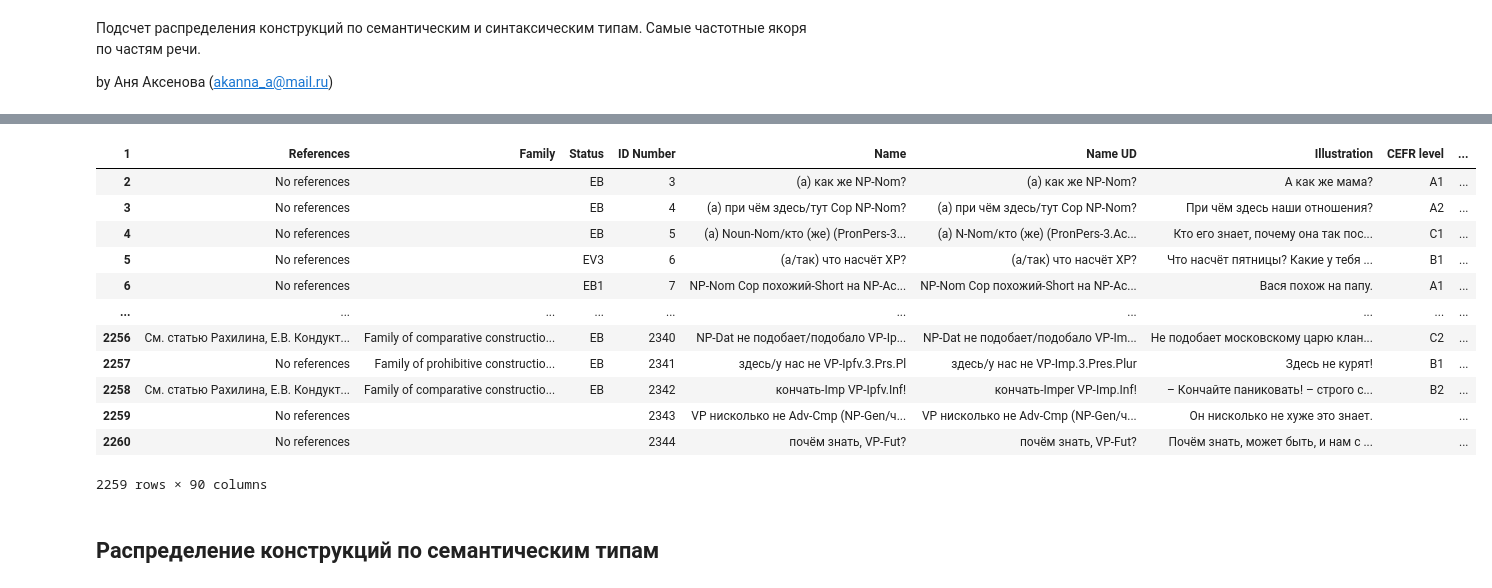
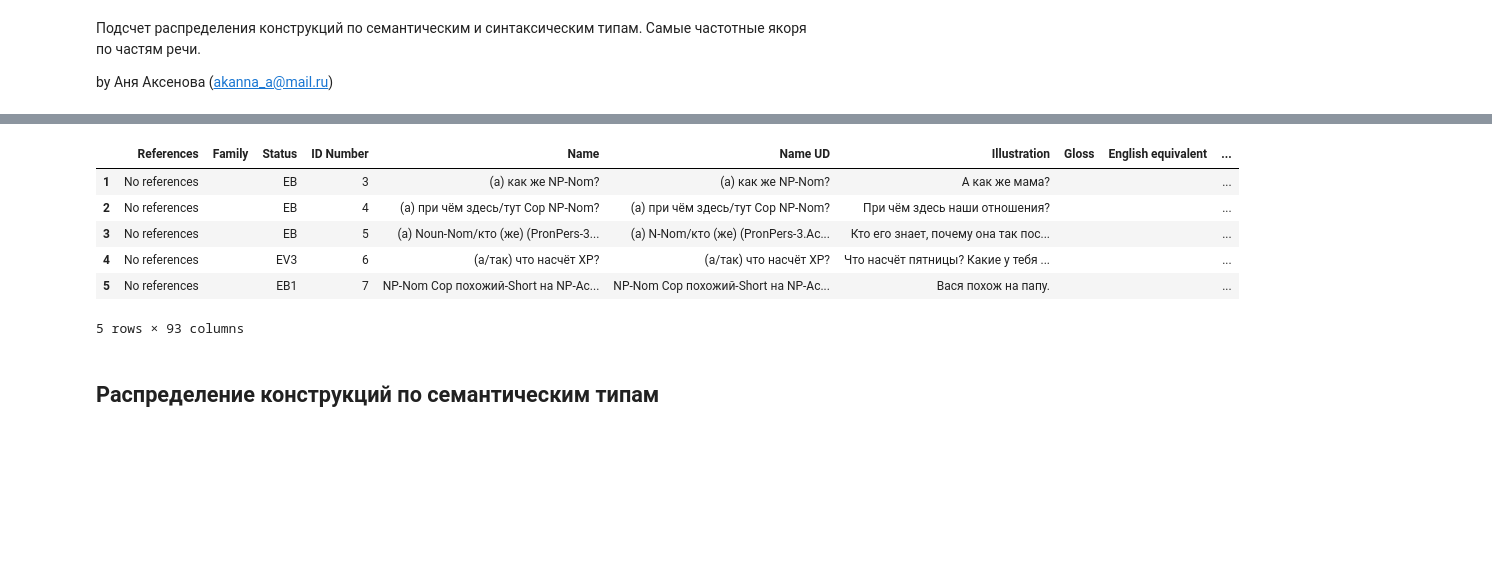
Before and after one commit to aaaksenova/RussianConstructicon_NLP_tools, a Jupyter notebook: Construction_visualisation.ipynb, the cells around one changed output, grey strips where cells are left out. Cells and saved outputs as stored; diff of their text form; code cells hidden in the pictures; blank space fills up the shorter version.

```diff
--- a/Construction_visualisation.ipynb
+++ b/Construction_visualisation.ipynb
@@ -26,24 +40,18 @@ Installing mystem to /root/.local/bin/mystem from http://download.cdn.yandex.net
 # %%
-wb = gc.open_by_url('https://docs.google.com/spreadsheets/d/1FU3qyx1VGtPZrMkww6C40lhryRKVVMatd2nOIo_ezVQ/edit?usp=sharing')
+wb = gc.open_by_url('https://docs.google.com/spreadsheets/d/1W0sFyCG0TWWosuA-ly2mkXV-1pLBPgAlQtACy6qQOEw/edit#gid=656624377')
 # %%
 sheet = wb.worksheet('Database for Radovan')
 # %%
 df = pd.DataFrame(sheet.get_all_values())
-df.columns = df.iloc[1]
-df = df.iloc[2:]
+df.columns = df.iloc[0]
+df = df.iloc[1:]
 # %%
-df
+df.head()
 # %% [output]
-| 1 | References | Family | Status | ID Number | Name | Name UD | Illustration | CEFR level | ... |
-| 2 | No references |  | ЕВ | 3 | (а) как же NP-Nom? | (а) как же NP-Nom? | А как же мама? | A1 | ... |
-| 3 | No references |  | ЕВ | 4 | (а) при чём здесь/тут Cop NP-Nom? | (а) при чём здесь/тут Cop NP-Nom? | При чём здесь наши отношения? | A2 | ... |
-| 4 | No references |  | ЕВ | 5 | (а) Noun-Nom/кто (же) (PronPers-3... | (а) N-Nom/кто (же) (PronPers-3.Ac... | Кто его знает, почему она так пос... | C1 | ... |
-| 5 | No references |  | EV3 | 6 | (а/так) что насчёт XP? | (а/так) что насчёт XP? | Что насчёт пятницы? Какие у тебя ... | B1 | ... |
-| 6 | No references |  | ЕВ1 | 7 | NP-Nom Cop похожий-Short на NP-Ac... | NP-Nom Cop похожий-Short на NP-Ac... | Вася похож на папу. | A1 | ... |
-| ... | ... | ... | ... | ... | ... | ... | ... | ... | ... |
-| 2256 | См. статью Рахилина, Е.В. Кондукт... | Family of comparative constructio... | ЕВ | 2340 | NP-Dat не подобает/подобало VP-Ip... | NP-Dat не подобает/подобало VP-Im... | Не подобает московскому царю клан... | C2 | ... |
-| 2257 | No references | Family of prohibitive constructio... | ЕВ | 2341 | здесь/у нас не VP-Ipfv.3.Prs.Pl | здесь/у нас не VP-Imp.3.Pres.Plur | Здесь не курят! | B1 | ... |
-| 2258 | См. статью Рахилина, Е.В. Кондукт... | Family of comparative constructio... | ЕВ | 2342 | кончать-Imp VP-Ipfv.Inf! | кончать-Imper VP-Imp.Inf! | – Кончайте паниковать! – строго с... | B2 | ... |
-| 2259 | No references |  |  | 2343 | VP нисколько не Adv-Cmp (NP-Gen/ч... | VP нисколько не Adv-Cmp (NP-Gen/ч... | Он нисколько не хуже это знает. |  | ... |
-| 2260 | No references |  |  | 2344 | почём знать, VP-Fut? | почём знать, VP-Fut? | Почём знать, может быть, и нам с ... |  | ... |
+|  | References | Family | Status | ID Number | Name | Name UD | Illustration | Gloss | English equivalent | ... |
+| 1 | No references |  | ЕВ | 3 | (а) как же NP-Nom? | (а) как же NP-Nom? | А как же мама? |  |  | ... |
+| 2 | No references |  | ЕВ | 4 | (а) при чём здесь/тут Cop NP-Nom? | (а) при чём здесь/тут Cop NP-Nom? | При чём здесь наши отношения? |  |  | ... |
+| 3 | No references |  | ЕВ | 5 | (а) Noun-Nom/кто (же) (PronPers-3... | (а) N-Nom/кто (же) (PronPers-3.Ac... | Кто его знает, почему она так пос... |  |  | ... |
+| 4 | No references |  | EV3 | 6 | (а/так) что насчёт XP? | (а/так) что насчёт XP? | Что насчёт пятницы? Какие у тебя ... |  |  | ... |
+| 5 | No references |  | ЕВ1 | 7 | NP-Nom Cop похожий-Short на NP-Ac... | NP-Nom Cop похожий-Short на NP-Ac... | Вася похож на папу. |  |  | ... |
-2259 rows × 90 columns
+5 rows × 93 columns
```
Also changed, not shown: parts of 12 cells of this notebook.
